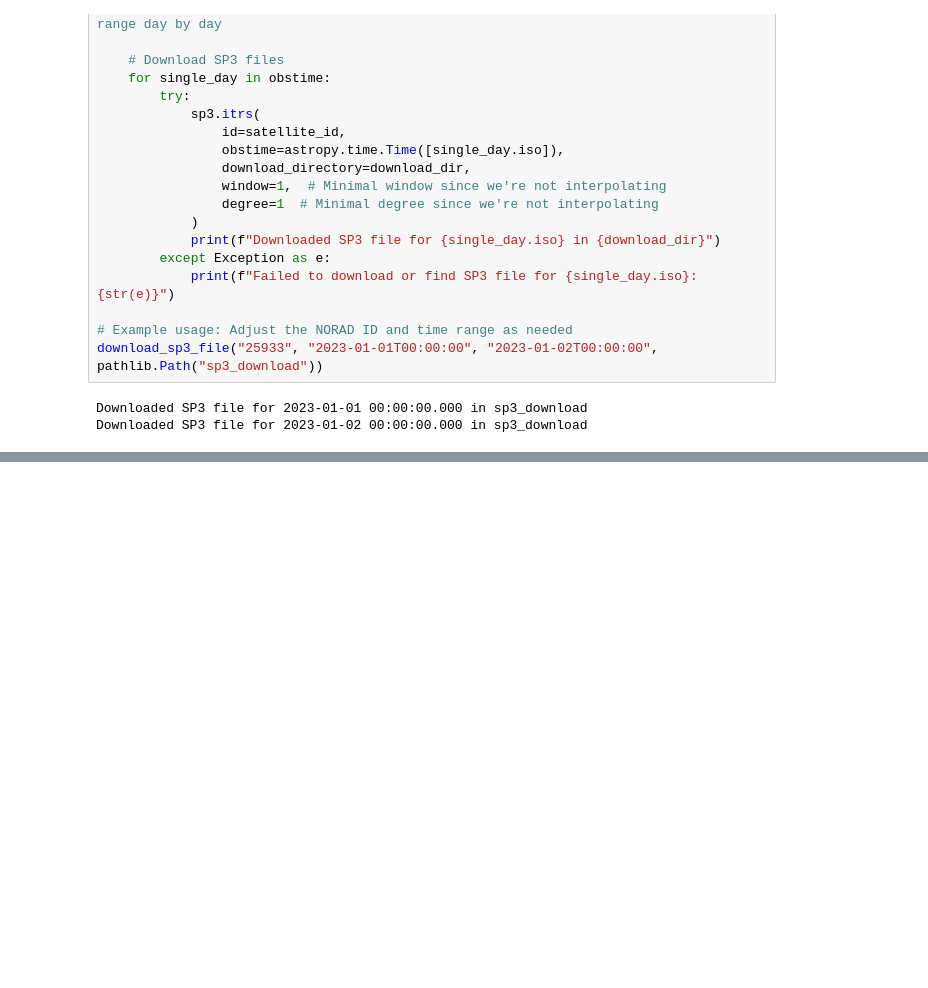
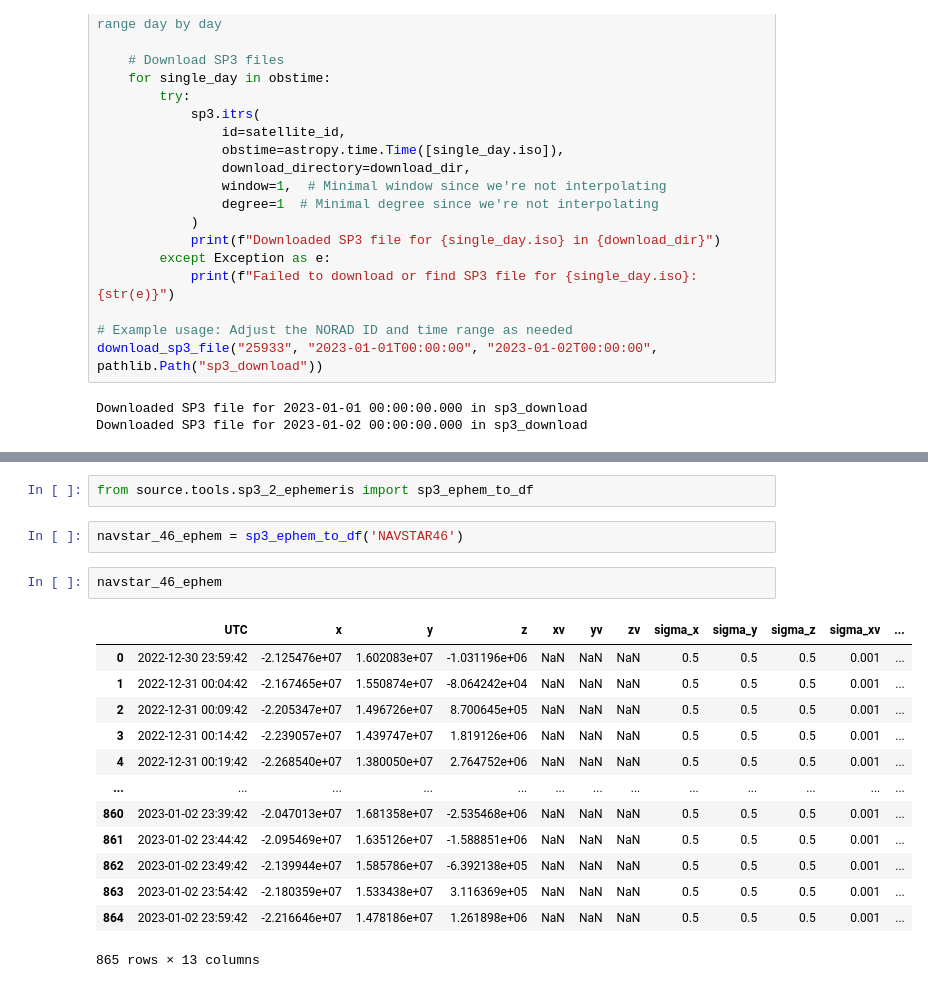
Before and after one commit to CharlesPlusC/ERP_tools, a Jupyter notebook: notebooks/GPSsp3_vs_TLE.ipynb, the cells around one changed output, grey strips where cells are left out. Saved outputs shown, nothing was run; the diff lists cells and outputs as text; blank space fills up the shorter version.

```diff
--- a/notebooks/GPSsp3_vs_TLE.ipynb
+++ b/notebooks/GPSsp3_vs_TLE.ipynb
@@ -88,0 +97,20 @@ Downloaded SP3 file for 2023-01-02 00:00:00.000 in sp3_download
+# %%
+from source.tools.sp3_2_ephemeris import sp3_ephem_to_df
+# %%
+navstar_46_ephem = sp3_ephem_to_df('NAVSTAR46')
+# %%
+navstar_46_ephem
+# %% [output]
+|  | UTC | x | y | z | xv | yv | zv | sigma_x | sigma_y | sigma_z | sigma_xv | ... |
+| 0 | 2022-12-30 23:59:42 | -2.125476e+07 | 1.602083e+07 | -1.031196e+06 | NaN | NaN | NaN | 0.5 | 0.5 | 0.5 | 0.001 | ... |
+| 1 | 2022-12-31 00:04:42 | -2.167465e+07 | 1.550874e+07 | -8.064242e+04 | NaN | NaN | NaN | 0.5 | 0.5 | 0.5 | 0.001 | ... |
+| 2 | 2022-12-31 00:09:42 | -2.205347e+07 | 1.496726e+07 | 8.700645e+05 | NaN | NaN | NaN | 0.5 | 0.5 | 0.5 | 0.001 | ... |
+| 3 | 2022-12-31 00:14:42 | -2.239057e+07 | 1.439747e+07 | 1.819126e+06 | NaN | NaN | NaN | 0.5 | 0.5 | 0.5 | 0.001 | ... |
+| 4 | 2022-12-31 00:19:42 | -2.268540e+07 | 1.380050e+07 | 2.764752e+06 | NaN | NaN | NaN | 0.5 | 0.5 | 0.5 | 0.001 | ... |
+| ... | ... | ... | ... | ... | ... | ... | ... | ... | ... | ... | ... | ... |
+| 860 | 2023-01-02 23:39:42 | -2.047013e+07 | 1.681358e+07 | -2.535468e+06 | NaN | NaN | NaN | 0.5 | 0.5 | 0.5 | 0.001 | ... |
+| 861 | 2023-01-02 23:44:42 | -2.095469e+07 | 1.635126e+07 | -1.588851e+06 | NaN | NaN | NaN | 0.5 | 0.5 | 0.5 | 0.001 | ... |
+| 862 | 2023-01-02 23:49:42 | -2.139944e+07 | 1.585786e+07 | -6.392138e+05 | NaN | NaN | NaN | 0.5 | 0.5 | 0.5 | 0.001 | ... |
+| 863 | 2023-01-02 23:54:42 | -2.180359e+07 | 1.533438e+07 | 3.116369e+05 | NaN | NaN | NaN | 0.5 | 0.5 | 0.5 | 0.001 | ... |
+| 864 | 2023-01-02 23:59:42 | -2.216646e+07 | 1.478186e+07 | 1.261898e+06 | NaN | NaN | NaN | 0.5 | 0.5 | 0.5 | 0.001 | ... |
+865 rows × 13 columns
```
Also changed, not shown: parts of 2 cells of this notebook, 2 other files.
